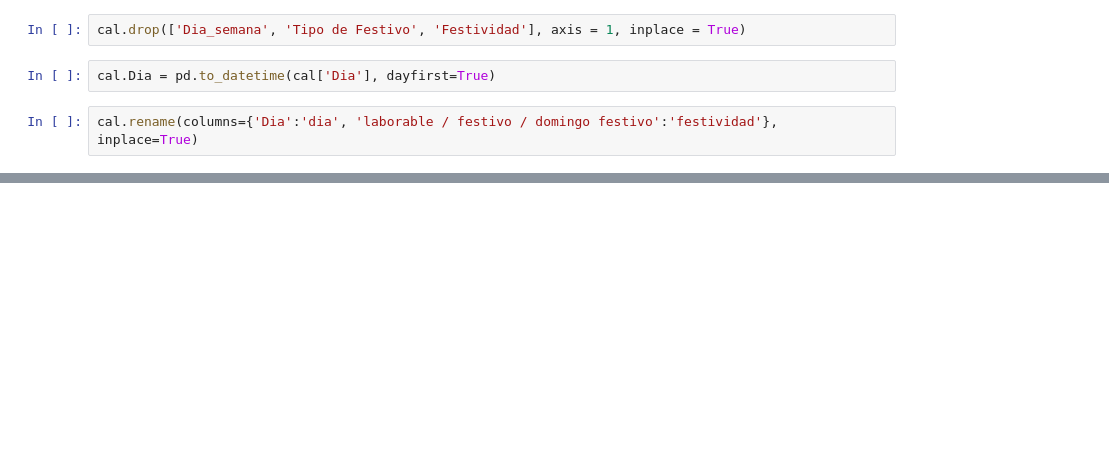
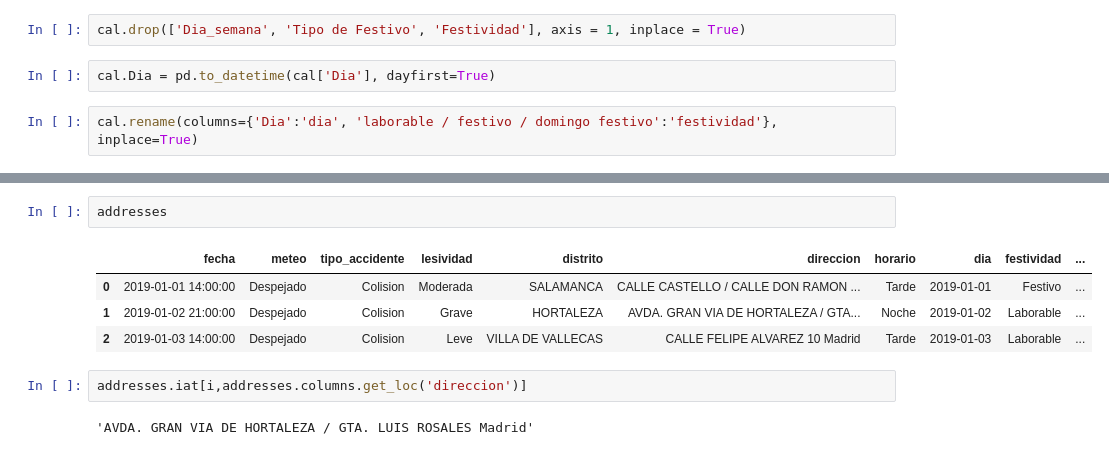
Before and after one commit to Ovion/Plan-B, a Jupyter notebook: input/clean_data/Geo_Untitled.ipynb, the cells around one changed output, grey strips where cells are left out. Drawn from its saved outputs; the diff is of its cells as text; blank space fills up the shorter version.

```diff
--- a/input/clean_data/Geo_Untitled.ipynb
+++ b/input/clean_data/Geo_Untitled.ipynb
@@ -62,0 +109,11 @@ cal.head()
+# %%
+addresses
+# %% [output]
+|  | fecha | meteo | tipo_accidente | lesividad | distrito | direccion | horario | dia | festividad | ... |
+| 0 | 2019-01-01 14:00:00 | Despejado | Colision | Moderada | SALAMANCA | CALLE CASTELLO / CALLE DON RAMON ... | Tarde | 2019-01-01 | Festivo | ... |
+| 1 | 2019-01-02 21:00:00 | Despejado | Colision | Grave | HORTALEZA | AVDA. GRAN VIA DE HORTALEZA / GTA... | Noche | 2019-01-02 | Laborable | ... |
+| 2 | 2019-01-03 14:00:00 | Despejado | Colision | Leve | VILLA DE VALLECAS | CALLE FELIPE ALVAREZ 10 Madrid | Tarde | 2019-01-03 | Laborable | ... |
+# %%
+addresses.iat[i,addresses.columns.get_loc('direccion')]
+# %% [output]
+'AVDA. GRAN VIA DE HORTALEZA / GTA. LUIS ROSALES Madrid'
```
Also changed, not shown: parts of 26 cells of this notebook, 2 other files.
